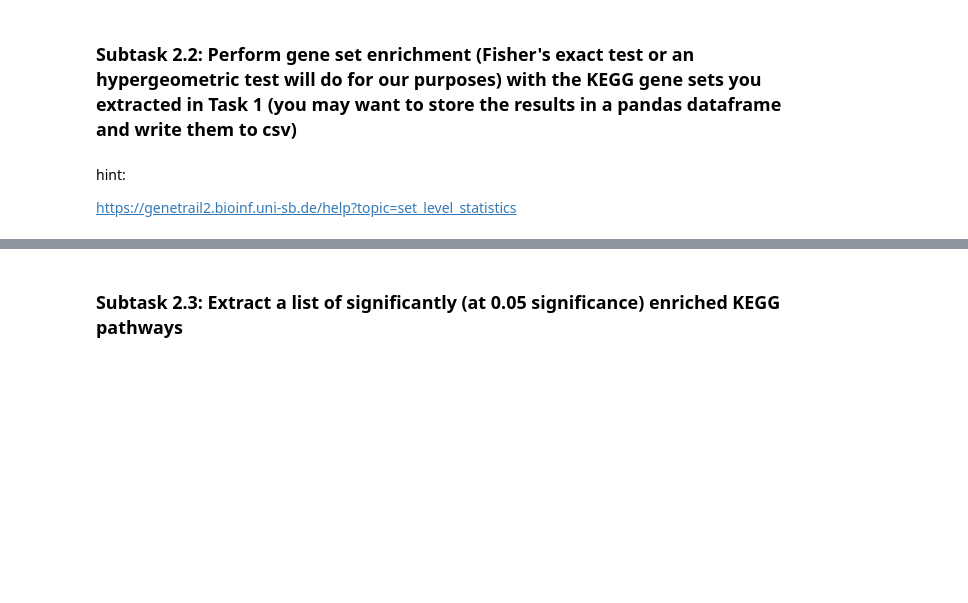
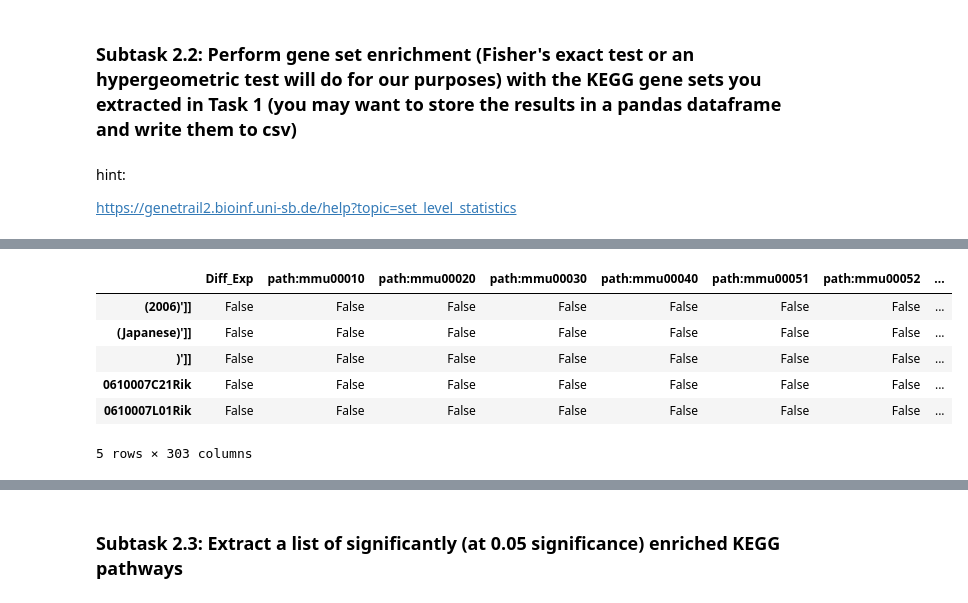
Before and after one commit to MeeNot/Integrated_Bioinformatics, a Jupyter notebook: notebooks/DayY_Pathways.ipynb, the cells around one changed output, grey strips where cells are left out. Drawn from its saved outputs; the diff is of its cells as text; code cells hidden in the pictures; blank space fills up the shorter version.

```diff
--- a/notebooks/DayY_Pathways.ipynb
+++ b/notebooks/DayY_Pathways.ipynb
@@ -249,0 +269,19 @@ cross_table
+# %%
+df_Joined = DE.copy()
+df_Joined.drop(df_Joined.columns[0:], axis=1, inplace=True)
+df_Joined["Diff_Exp"] = False
+df_Joined.Diff_Exp.loc[shared_genes] = True
+
+for row in df_genes.index:
+    print row
+    r1 = list(df_genes.loc[row]["Genes"])
+    r1 = filter(None, r1)
+    df_temp = pd.DataFrame([pathway_genes])
+    df_temp = df_temp.T
+    df_temp.set_index(0, inplace=True)
+    df_temp.drop("",axis=0, inplace=True)
+    df_temp[row] = False
+    df_temp[row].loc[r1] = True
+
+    df_Joined = df_Joined.join(df_temp, how="outer")
+    df_Joined.replace(np.nan, False, inplace=True)
@@ -249,0 +306,10 @@ cross_table
+# %%
+df_Joined.head()
+# %% [output]
+|  | Diff_Exp | path:mmu00010 | path:mmu00020 | path:mmu00030 | path:mmu00040 | path:mmu00051 | path:mmu00052 | ... |
+| (2006)']] | False | False | False | False | False | False | False | ... |
+| (Japanese)']] | False | False | False | False | False | False | False | ... |
+| )']] | False | False | False | False | False | False | False | ... |
+| 0610007C21Rik | False | False | False | False | False | False | False | ... |
+| 0610007L01Rik | False | False | False | False | False | False | False | ... |
+5 rows × 303 columns
```
Also changed, not shown: parts of 34 cells of this notebook.
